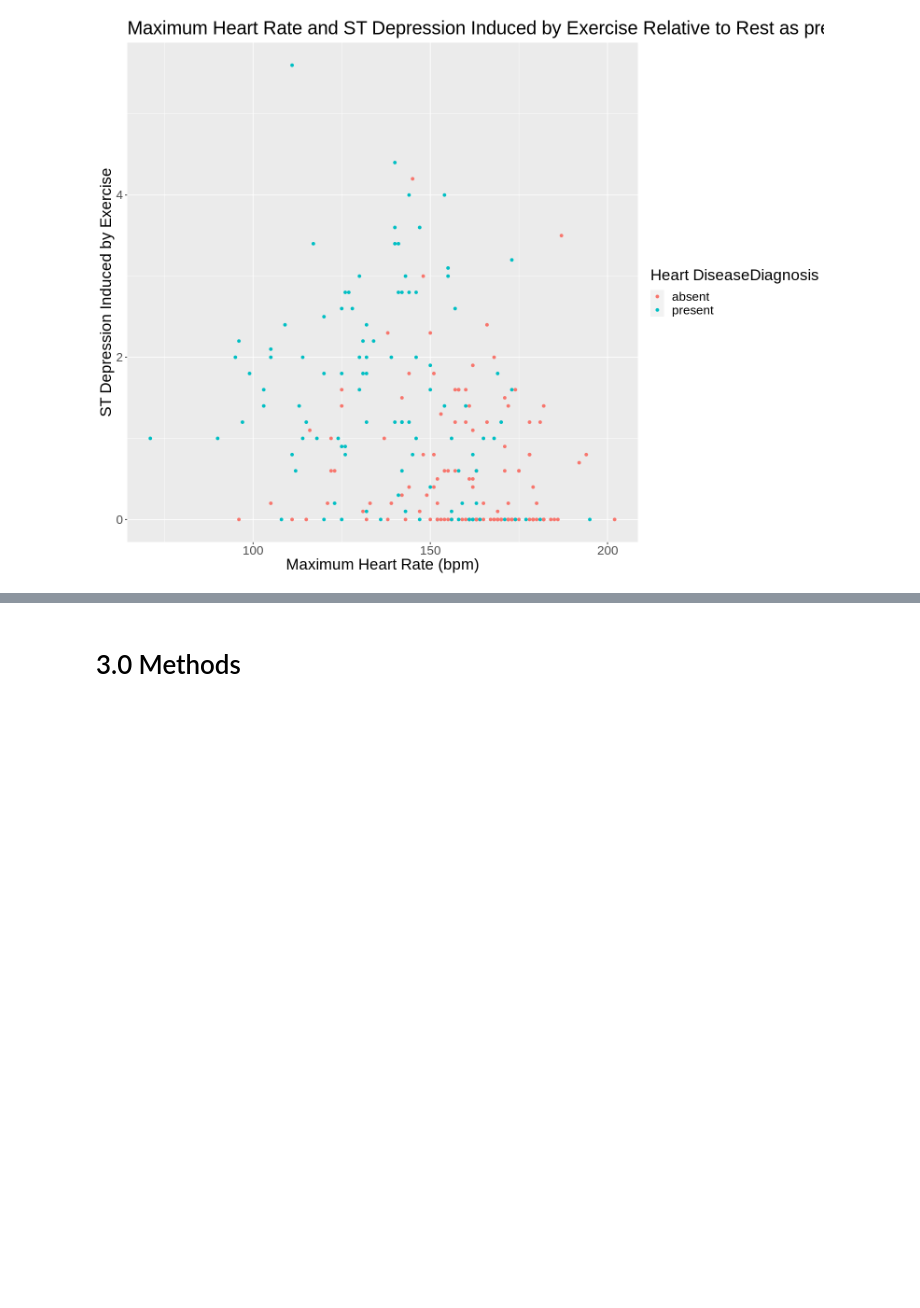
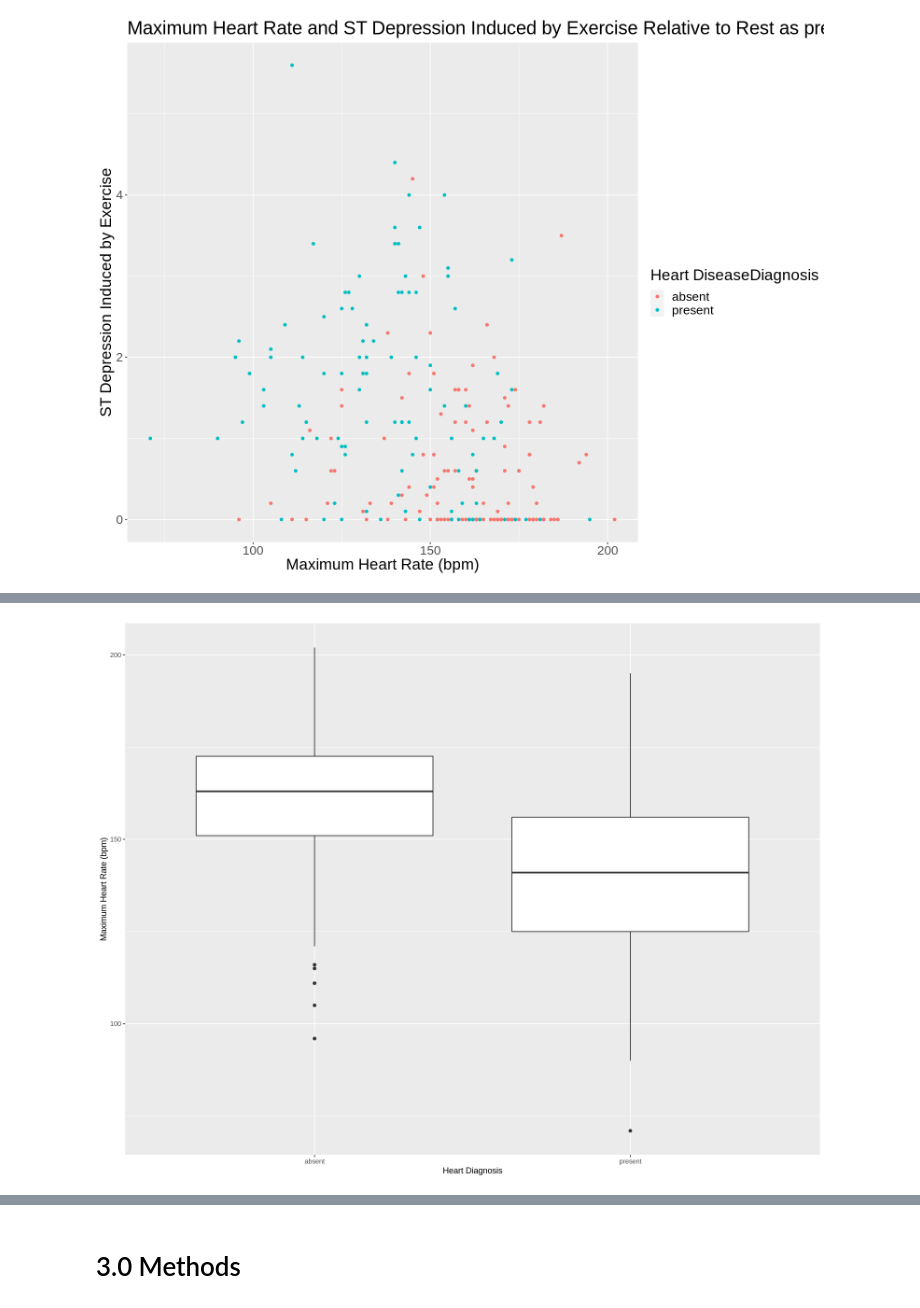
Before and after one commit to duffydu/dsci100-project, a Jupyter notebook: Heart_Disease.ipynb, the cells around one changed output, grey strips where cells are left out. Saved outputs shown, nothing was run; the diff lists cells and outputs as text; code cells hidden in the pictures; blank space fills up the shorter version.

```diff
--- a/Heart_Disease.ipynb
+++ b/Heart_Disease.ipynb
@@ -351,0 +396,7 @@ thalach_and_oldpeak_plot
+# %%
+thalach_diag_plot <- ggplot(cleveland_data_train,aes(y=thalach,x=diagnosis)) +
+    geom_boxplot()+
+    labs(x="Heart Diagnosis", y="Maximum Heart Rate (bpm)")
+thalach_diag_plot
+# %% [output]
+[figure, added]
```
Also changed, not shown: parts of 26 cells of this notebook.
